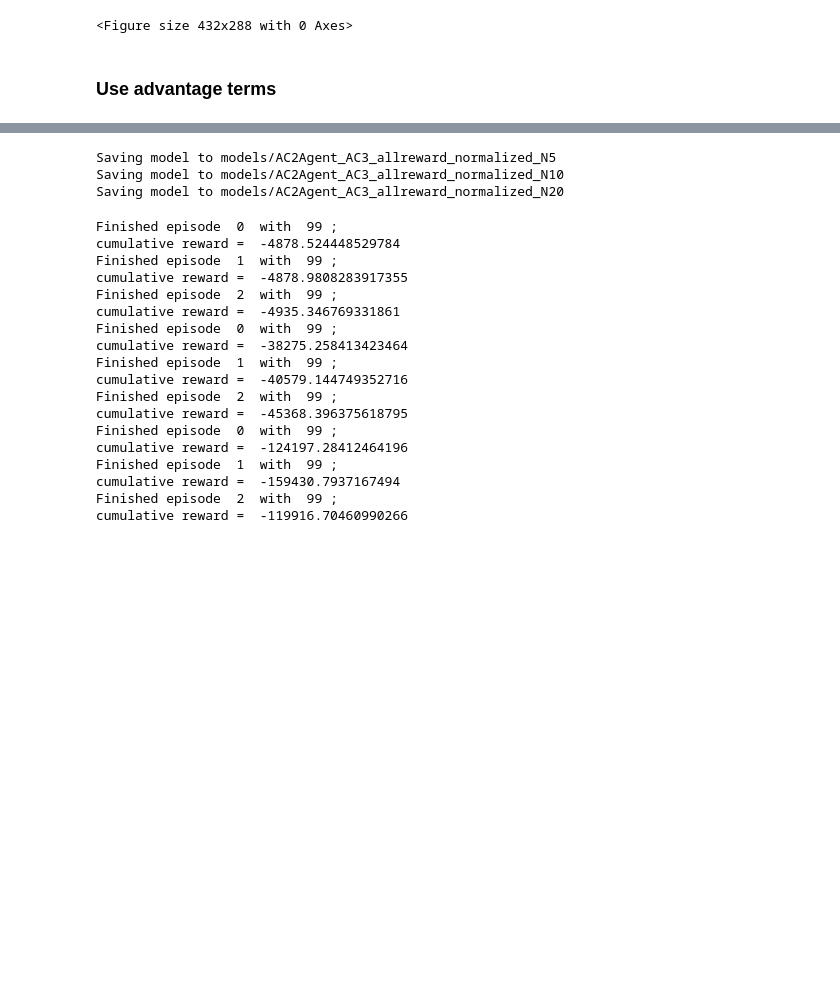
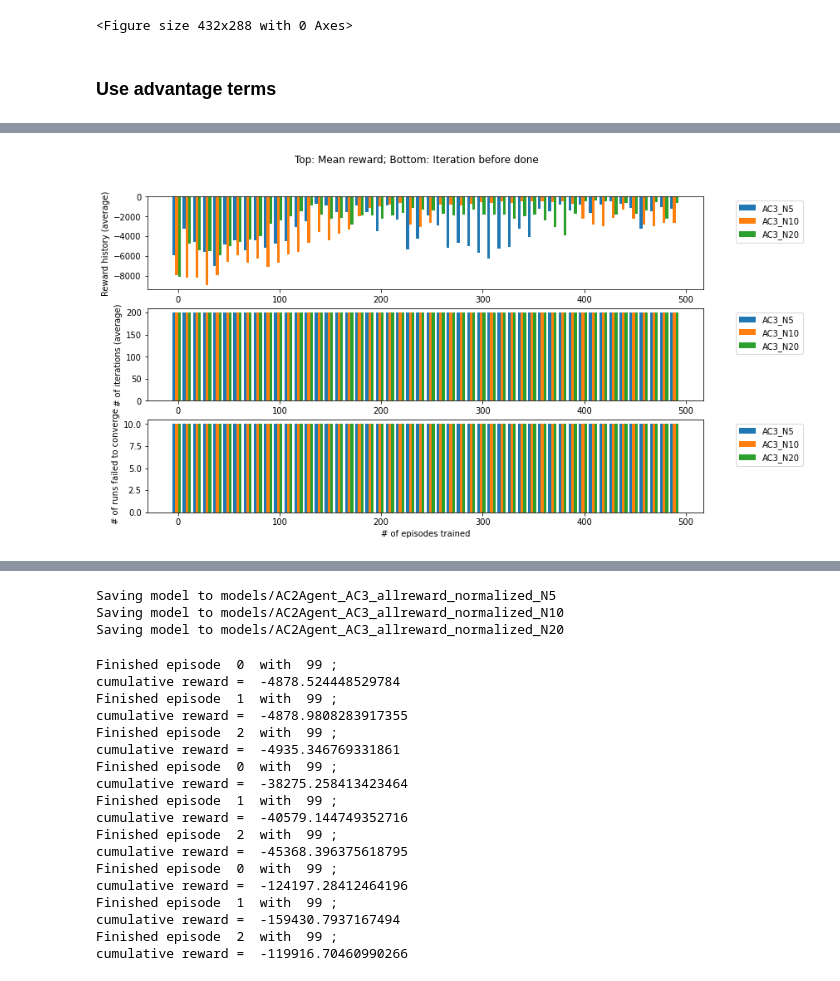
Before and after one commit to zhzhang2018/NN_MARL_experiments, a Jupyter notebook: consensus1207.ipynb, the cells around one changed output, grey strips where cells are left out. Cells and saved outputs as stored; diff of their text form; code cells hidden in the pictures; blank space fills up the shorter version.

```diff
--- a/consensus1207.ipynb
+++ b/consensus1207.ipynb
@@ -171,7 +207,9 @@ N_list = [5,10,20]
 for N_ in N_list:
     env_list_allreward.append(
         gym.make('ConsensusEnv:ConsensusContEnv-v0', N=N_, dt=0.1, Delta=0.05,
-              input_type=input_type, observe_type=observe_type, observe_action=O_ACTION, reward_mode=ALL_REWARD
+              input_type=input_type, observe_type=observe_type, observe_action=O_ACTION, reward_mode=ALL_REWARD,
+#                  uses_boundary=False,
+                 boundary_policy=SOFT_PENALTY, finish_reward_policy=END_ON_CONSENSUS#REWARD_IF_CONSENSUS
         ).unwrapped
     )
 
@@ -256,7 +294,7 @@ from utils.agents import *
 from utils.plotting import *
 from utils.train_test_methods import *
 
-num_episode=500#500
+num_episode=250#500
 test_interval=10#0
 num_test=10#50
 num_iteration=200
@@ -271,6 +309,7 @@ for N_ in N_list:
     env_list.append(
         gym.make('ConsensusEnv:ConsensusContEnv-v0', N=N_, dt=0.1, Delta=0.05,
               input_type=input_type, observe_type=observe_type, observe_action=O_ACTION, reward_mode=DIST_REWARD,
+                 uses_boundary=False,
                  boundary_policy=SOFT_PENALTY, finish_reward_policy=REWARD_IF_CONSENSUS
         ).unwrapped
     )
@@ -279,8 +318,10 @@ AC3_list = []
 for i,N_ in enumerate(N_list):
     AC3_list.append(
         AC3Agent(device, N_, env_list[i].nf, env_list[i].na, hidden, rand_modeA=rand_mode,
-                 learning_rateA=0.01, learning_rateC=0.02)
+                 learning_rateA=0.01, learning_rateC=0.02, mode=1208, gamma=0.98)
     )
+
+sim_fnames = ['AC3_dist_reward_posGauss_fixed0_N{0}'.format(N_) for N_ in N_list]
 
 AC3_hist = []
 AC3_loss = []
@@ -290,6 +331,10 @@ for i,N_ in enumerate(N_list):
         train(AC3_list[i], env_list[i],
               num_episode=num_episode, test_interval=test_interval, num_test=num_test, num_iteration=num_iteration,
               BATCH_SIZE=BATCH_SIZE, num_sample=num_sample, action_space=[-1,1], debug=debug,
-              update_mode=UPDATE_PER_EPISODE, reward_mode=FUTURE_REWARD_YES_NORMALIZE, loss_history=AC3_loss[i])
+#               update_mode=UPDATE_PER_EPISODE, reward_mode=FUTURE_REWARD_YES_NORMALIZE, loss_history=AC3_loss[i],
+              update_mode=UPDATE_PER_EPISODE, reward_mode=FUTURE_REWARD_YES|FUTURE_REWARD_NORMALIZE,
+              loss_history=AC3_loss[i],
+              save_sim_intv=save_sim_intv, save_sim_fnames=[sim_fnames[i]],
+              imdir='screencaps/', useVid=False)
     )
     print("Finished training env with {0} agents for AC".format(N_))
@@ -300,14 +357,14 @@ test_interval=10
 num_test=10
 num_iteration=200
 
-N_list = [5,10,20]
-env_list = []
-for N_ in N_list:
-    env_list.append(
-        gym.make('ConsensusEnv:ConsensusContEnv-v0', N=N_, dt=0.1, Delta=0.05,
-              input_type=input_type, observe_type=observe_type, observe_action=O_ACTION, reward_mode=DIST_REWARD
-        ).unwrapped
-    )
+# N_list = [5,10,20]
+# env_list = []
+# for N_ in N_list:
+#     env_list.append(
+#         gym.make('ConsensusEnv:ConsensusContEnv-v0', N=N_, dt=0.1, Delta=0.05,
+#               input_type=input_type, observe_type=observe_type, observe_action=O_ACTION, reward_mode=DIST_REWARD
+#         ).unwrapped
+#     )
 
 for i,N_ in enumerate(N_list):
 #     AC3_list[i].optimizerA.learning_rate = 0.05
@@ -325,8 +382,10 @@ for i,N_ in enumerate(N_list):
 # %%
 skip=1
 plot_reward_hist([h[::skip] for h in AC3_hist], test_interval*skip,
                  ['AC3_N{0}'.format(N_) for N_ in N_list],
-                 log=False, num_iteration=num_iteration, N_list=([1 for N in N_list]), bar=True)
+                 log=False, num_iteration=num_iteration, N_list=([N for N in N_list]), bar=True)
+# %% [output]
+[figure, added]
 # %%
 # Plot loss per # of agent
 skip=1
```
Also changed, not shown: parts of 19 cells of this notebook, 7 other files.
